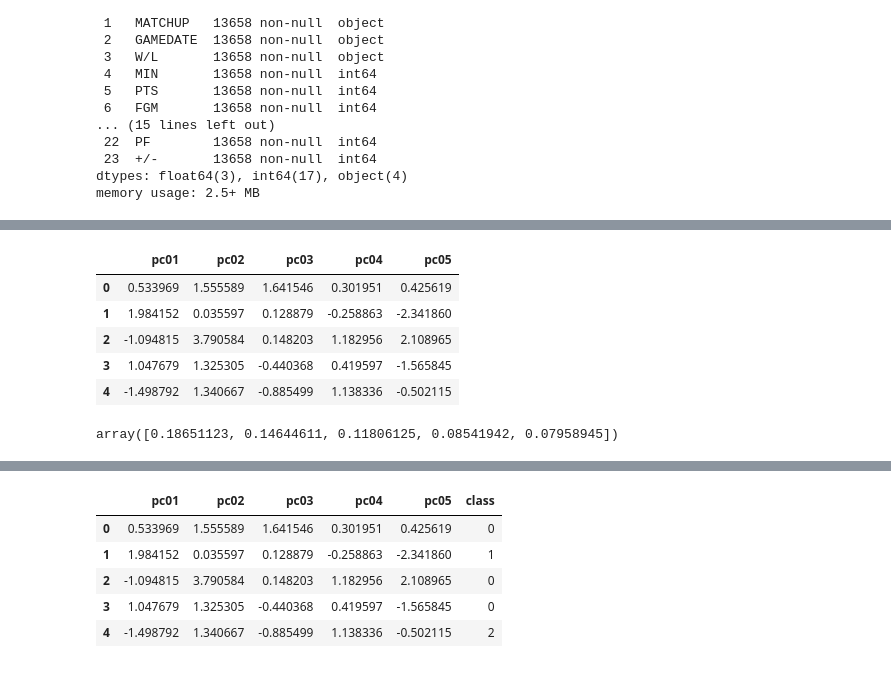
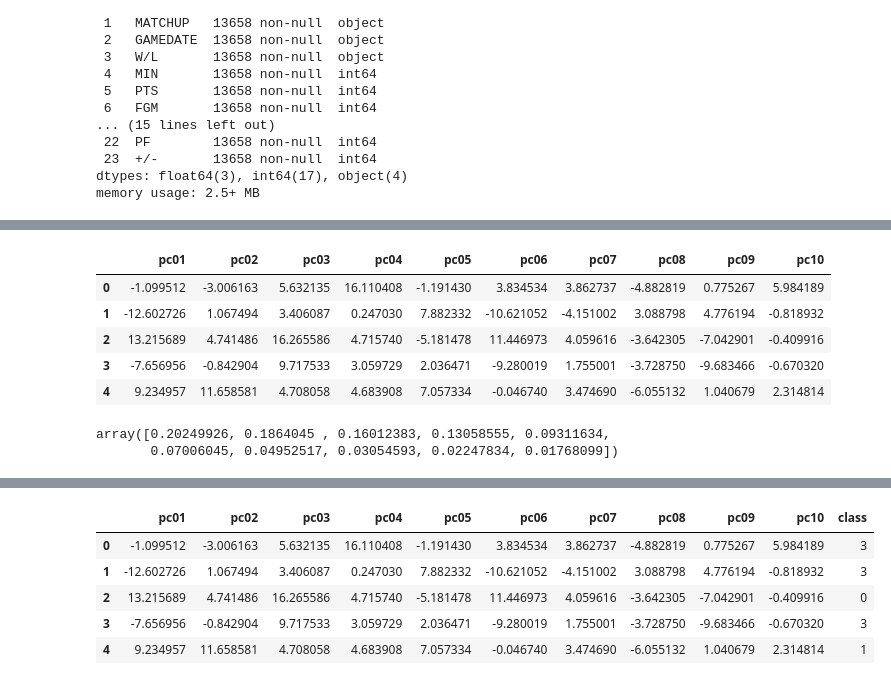
Before and after one commit to lchristij/NBA-ML-Project, a Jupyter notebook: pca_model.ipynb, the cells around one changed output, grey strips where cells are left out. Saved outputs shown, nothing was run; the diff lists cells and outputs as text; code cells hidden in the pictures.

```diff
--- a/pca_model.ipynb
+++ b/pca_model.ipynb
@@ -58,26 +42,28 @@ print(teamstats_scaled[0:5])
 # converting 'W/L' to 0/1's
 #y=teamstats_df['W/L'].apply(lambda x: 1 if x=="W" else 0)
 # %%
-pca = PCA(n_components=5)
+pca = PCA(n_components=10)
 
-teamstats_pca = pca.fit_transform(teamstats_scaled)
+#teamstats_pca = pca.fit_transform(teamstats_scaled)
+teamstats_pca = pca.fit_transform(teamstats_df)
 # %%
-df_teamstats_pca = pd.DataFrame(data=teamstats_pca, columns=['pc01', 'pc02', 'pc03', 'pc04', 'pc05']) #, 'pc06', 'pc07', 'pc08', 'pc09', 'pc10', 'pc11', 'pc12', 'pc13', 'pc14', 'pc15', 'pc16', 'pc17', 'pc18', 'pc19', 'pc20'])
+df_teamstats_pca = pd.DataFrame(data=teamstats_pca, columns=['pc01', 'pc02', 'pc03', 'pc04', 'pc05', 'pc06', 'pc07', 'pc08', 'pc09', 'pc10'])#, 'pc11', 'pc12', 'pc13', 'pc14', 'pc15', 'pc16', 'pc17', 'pc18', 'pc19', 'pc20'])
 df_teamstats_pca.head()
 # %% [output]
-|  | pc01 | pc02 | pc03 | pc04 | pc05 |
-| 0 | 0.533969 | 1.555589 | 1.641546 | 0.301951 | 0.425619 |
-| 1 | 1.984152 | 0.035597 | 0.128879 | -0.258863 | -2.341860 |
-| 2 | -1.094815 | 3.790584 | 0.148203 | 1.182956 | 2.108965 |
-| 3 | 1.047679 | 1.325305 | -0.440368 | 0.419597 | -1.565845 |
-| 4 | -1.498792 | 1.340667 | -0.885499 | 1.138336 | -0.502115 |
+|  | pc01 | pc02 | pc03 | pc04 | pc05 | pc06 | pc07 | pc08 | pc09 | pc10 |
+| 0 | -1.099512 | -3.006163 | 5.632135 | 16.110408 | -1.191430 | 3.834534 | 3.862737 | -4.882819 | 0.775267 | 5.984189 |
+| 1 | -12.602726 | 1.067494 | 3.406087 | 0.247030 | 7.882332 | -10.621052 | -4.151002 | 3.088798 | 4.776194 | -0.818932 |
+| 2 | 13.215689 | 4.741486 | 16.265586 | 4.715740 | -5.181478 | 11.446973 | 4.059616 | -3.642305 | -7.042901 | -0.409916 |
+| 3 | -7.656956 | -0.842904 | 9.717533 | 3.059729 | 2.036471 | -9.280019 | 1.755001 | -3.728750 | -9.683466 | -0.670320 |
+| 4 | 9.234957 | 11.658581 | 4.708058 | 4.683908 | 7.057334 | -0.046740 | 3.474690 | -6.055132 | 1.040679 | 2.314814 |
 # %%
 pca.explained_variance_ratio_
 # %% [output]
-array([0.18651123, 0.14644611, 0.11806125, 0.08541942, 0.07958945])
+array([0.20249926, 0.1864045 , 0.16012383, 0.13058555, 0.09311634,
+       0.07006045, 0.04952517, 0.03054593, 0.02247834, 0.01768099])
 # %%
 inertia = []
-k = list(range(1,10))
+k = list(range(1,11))
 
 # Calculate the inertia for the range of k values
 for i in k:
@@ -95,25 +81,25 @@ df_elbow.hvplot.line(x="k", y="inertia", xticks=k, title="Elbow Curve")
 # %%
  # Predicting clusters with k2
 
 # Initialize the K-Means model
-model = KMeans(n_clusters=3, random_state=0)
+model = KMeans(n_clusters=4, random_state=0)
 
 # Fit the model
 model.fit(df_teamstats_pca)
 
 # Predict clusters
 predictions = model.predict(df_teamstats_pca)
 
 # Add the predicted class columns
 df_teamstats_pca["class"] = model.labels_
 df_teamstats_pca.head()
 # %% [output]
-|  | pc01 | pc02 | pc03 | pc04 | pc05 | class |
-| 0 | 0.533969 | 1.555589 | 1.641546 | 0.301951 | 0.425619 | 0 |
-| 1 | 1.984152 | 0.035597 | 0.128879 | -0.258863 | -2.341860 | 1 |
-| 2 | -1.094815 | 3.790584 | 0.148203 | 1.182956 | 2.108965 | 0 |
-| 3 | 1.047679 | 1.325305 | -0.440368 | 0.419597 | -1.565845 | 0 |
-| 4 | -1.498792 | 1.340667 | -0.885499 | 1.138336 | -0.502115 | 2 |
+|  | pc01 | pc02 | pc03 | pc04 | pc05 | pc06 | pc07 | pc08 | pc09 | pc10 | class |
+| 0 | -1.099512 | -3.006163 | 5.632135 | 16.110408 | -1.191430 | 3.834534 | 3.862737 | -4.882819 | 0.775267 | 5.984189 | 3 |
+| 1 | -12.602726 | 1.067494 | 3.406087 | 0.247030 | 7.882332 | -10.621052 | -4.151002 | 3.088798 | 4.776194 | -0.818932 | 3 |
+| 2 | 13.215689 | 4.741486 | 16.265586 | 4.715740 | -5.181478 | 11.446973 | 4.059616 | -3.642305 | -7.042901 | -0.409916 | 0 |
+| 3 | -7.656956 | -0.842904 | 9.717533 | 3.059729 | 2.036471 | -9.280019 | 1.755001 | -3.728750 | -9.683466 | -0.670320 | 3 |
+| 4 | 9.234957 | 11.658581 | 4.708058 | 4.683908 | 7.057334 | -0.046740 | 3.474690 | -6.055132 | 1.040679 | 2.314814 | 1 |
 # %%
 # Plotting the clusters
 df_teamstats_pca.hvplot.scatter(
```
Also changed, not shown: parts of 1 cell of this notebook, 3 other files.
